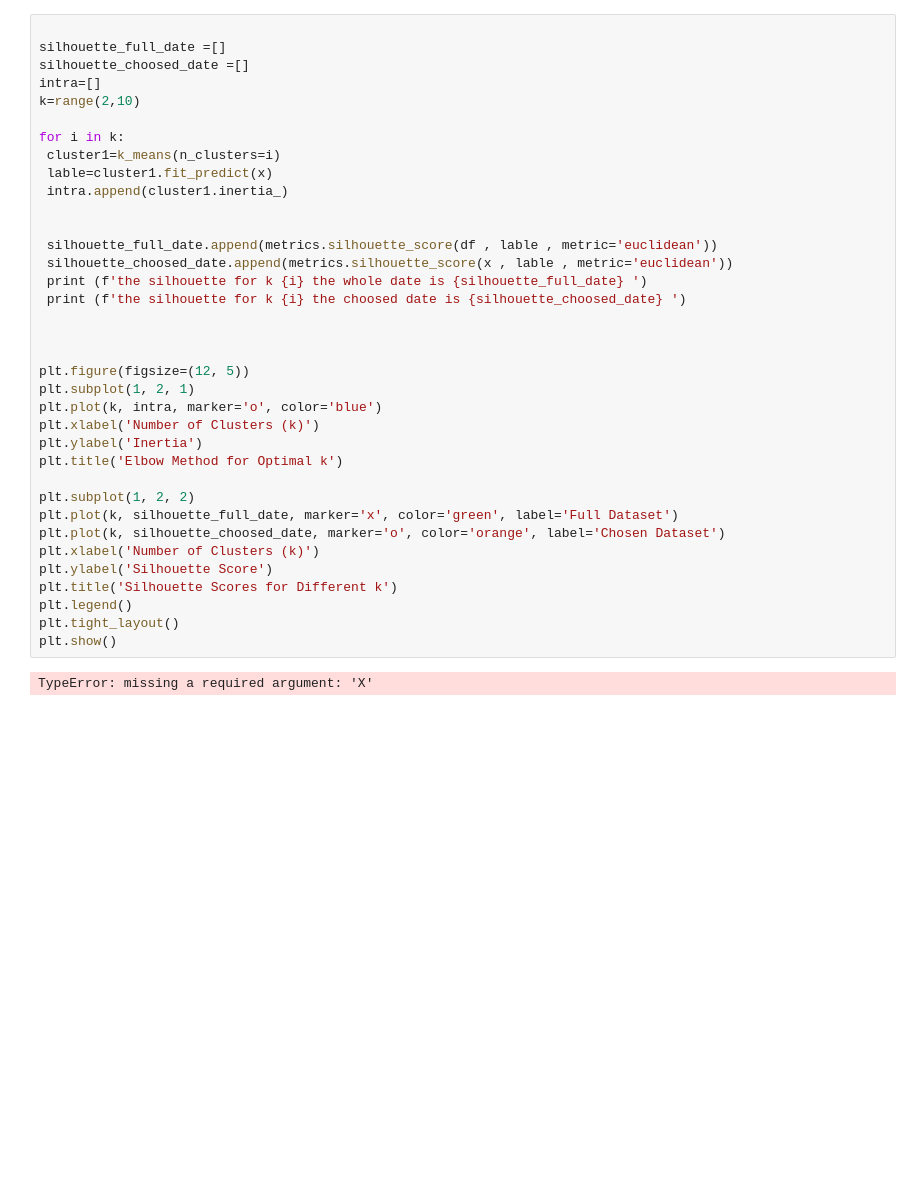
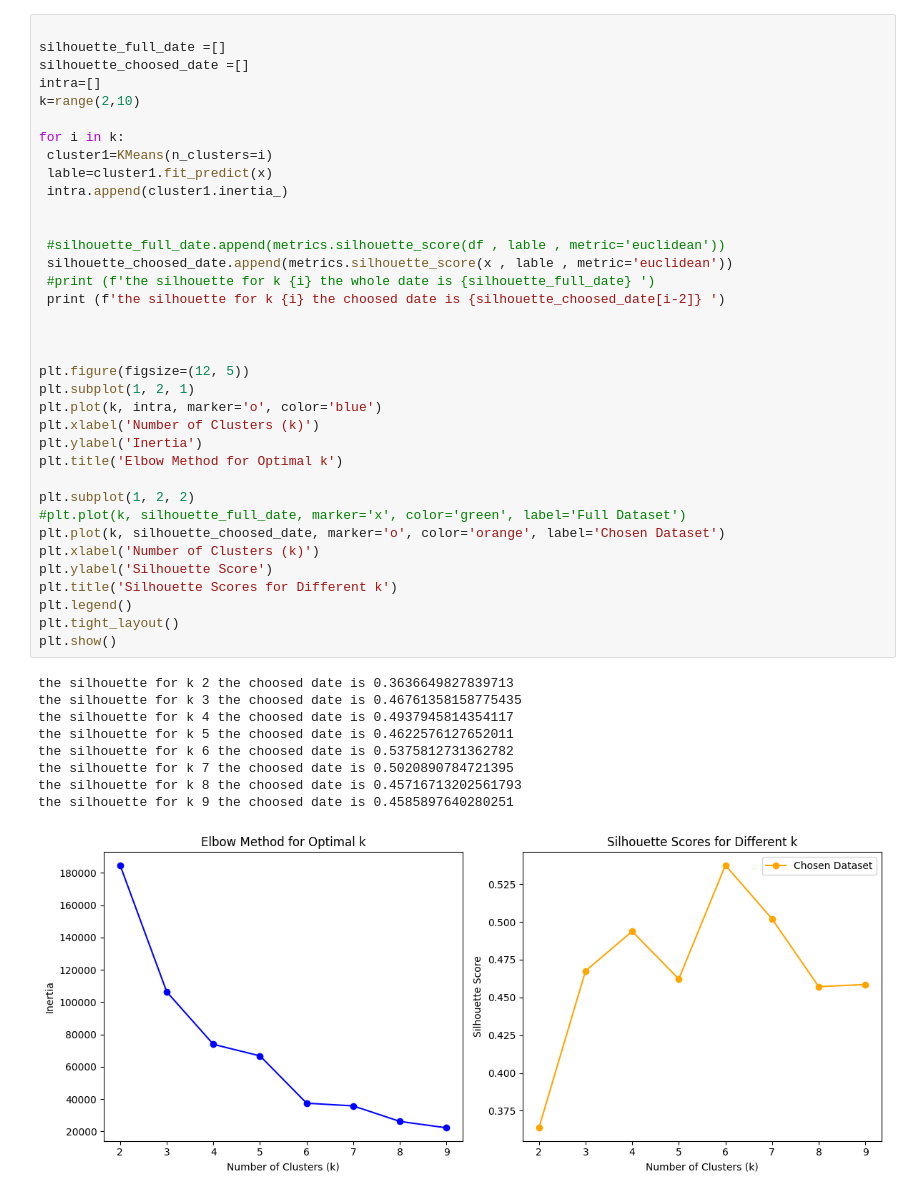
Before and after one commit to ManarAds/-Elbow-method-and-Silhouette-score, a Jupyter notebook: Untitled-1.ipynb, the cells around one changed output. Saved outputs shown, nothing was run; the diff lists cells and outputs as text; blank space fills up the shorter version.

```diff
--- a/Untitled-1.ipynb
+++ b/Untitled-1.ipynb
@@ -35,39 +35,47 @@ plt.show()
 silhouette_full_date =[]
 silhouette_choosed_date =[]
 intra=[]
 k=range(2,10)
 
 for i in k:
- cluster1=k_means(n_clusters=i)
+ cluster1=KMeans(n_clusters=i)
  lable=cluster1.fit_predict(x)
  intra.append(cluster1.inertia_)
 
 
- silhouette_full_date.append(metrics.silhouette_score(df , lable , metric='euclidean'))
+ #silhouette_full_date.append(metrics.silhouette_score(df , lable , metric='euclidean'))
  silhouette_choosed_date.append(metrics.silhouette_score(x , lable , metric='euclidean'))
- print (f'the silhouette for k {i} the whole date is {silhouette_full_date} ')
- print (f'the silhouette for k {i} the choosed date is {silhouette_choosed_date} ')
+ #print (f'the silhouette for k {i} the whole date is {silhouette_full_date} ')
+ print (f'the silhouette for k {i} the choosed date is {silhouette_choosed_date[i-2]} ')
 
 
 
 plt.figure(figsize=(12, 5))
 plt.subplot(1, 2, 1)
 plt.plot(k, intra, marker='o', color='blue')
 plt.xlabel('Number of Clusters (k)')
 plt.ylabel('Inertia')
 plt.title('Elbow Method for Optimal k')
 
 plt.subplot(1, 2, 2)
-plt.plot(k, silhouette_full_date, marker='x', color='green', label='Full Dataset')
+#plt.plot(k, silhouette_full_date, marker='x', color='green', label='Full Dataset')
 plt.plot(k, silhouette_choosed_date, marker='o', color='orange', label='Chosen Dataset')
 plt.xlabel('Number of Clusters (k)')
 plt.ylabel('Silhouette Score')
 plt.title('Silhouette Scores for Different k')
 plt.legend()
 plt.tight_layout()
 plt.show()
 # %% [output]
-TypeError: missing a required argument: 'X'
+the silhouette for k 2 the choosed date is 0.3636649827839713
+the silhouette for k 3 the choosed date is 0.46761358158775435
+the silhouette for k 4 the choosed date is 0.4937945814354117
+the silhouette for k 5 the choosed date is 0.4622576127652011
+the silhouette for k 6 the choosed date is 0.5375812731362782
+the silhouette for k 7 the choosed date is 0.5020890784721395
+the silhouette for k 8 the choosed date is 0.45716713202561793
+the silhouette for k 9 the choosed date is 0.4585897640280251
+[figure, added]
 # %%
 color=10*["g","r","c","m","b"]
 for v in ['ward', 'complete', 'average', 'single']:
```
Also changed, not shown: parts of 3 cells of this notebook.
